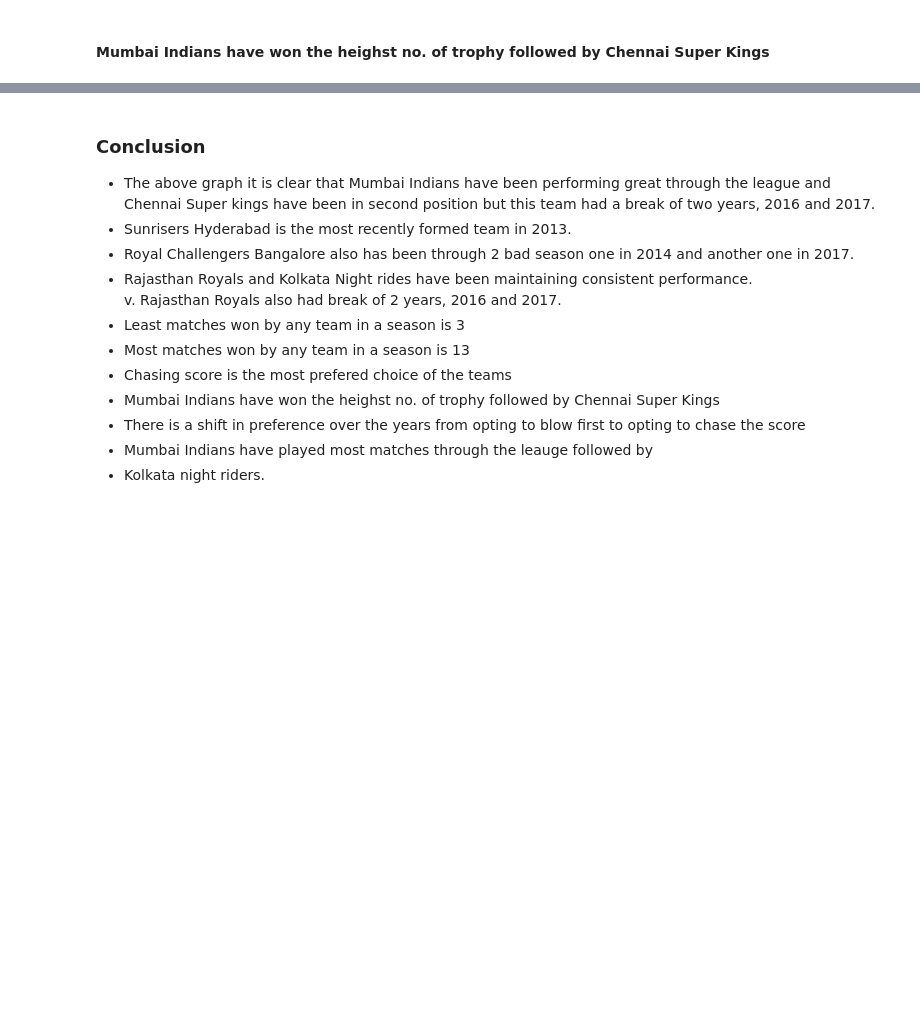
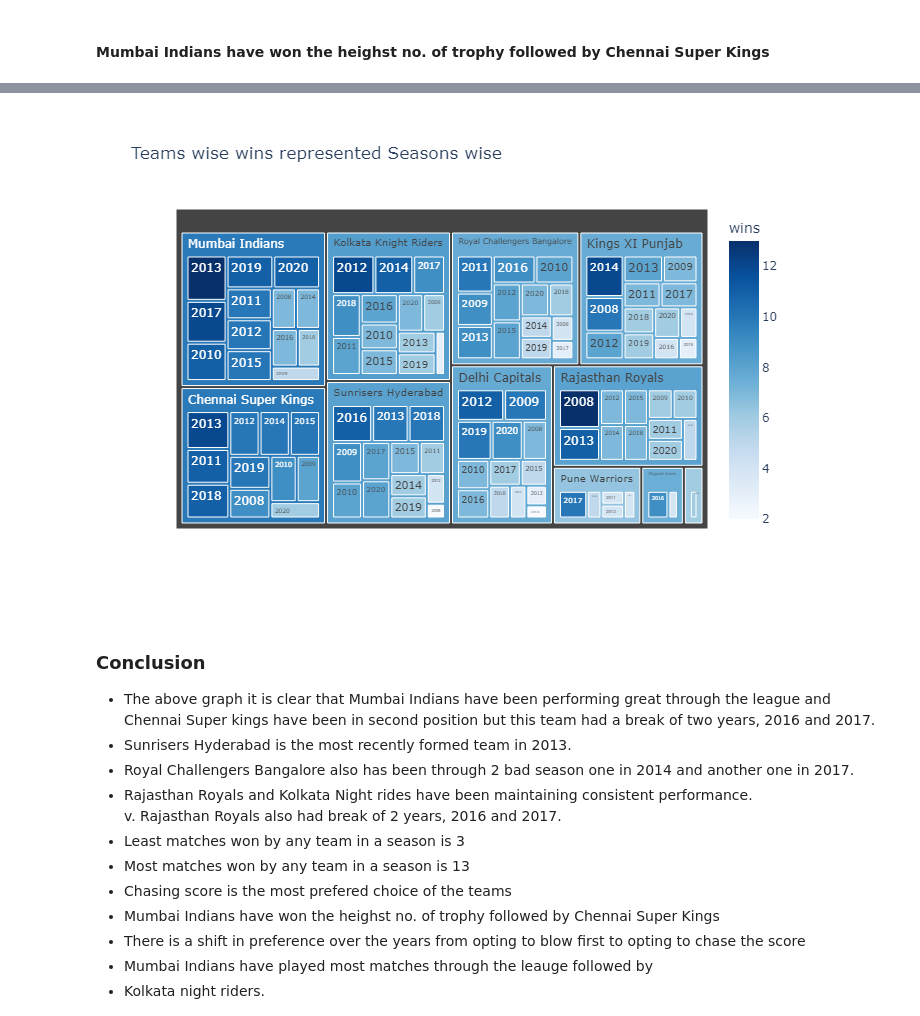
Before and after one commit to varshithvn2/Python, a Jupyter notebook: EDA-IPL.ipynb, the cells around one changed output, grey strips where cells are left out. Drawn from its saved outputs; the diff is of its cells as text; code cells hidden in the pictures; blank space fills up the shorter version.

```diff
--- a/EDA-IPL.ipynb
+++ b/EDA-IPL.ipynb
@@ -228,5 +230,6 @@ px.line(grp_yr, x="Year", y="wins", color="winner" )
 # %% [output]
 [interactive output not drawn]
 # %%
-px.treemap(grp_yr, path=['winner','Year'],title="Teams wise wins represented Seasons wise",values='wins',color='wins',labels="wins",color_continuous_scale="blues")
+fig=px.treemap(grp_yr, path=['winner','Year'],title="Teams wise wins represented Seasons wise",values='wins',color='wins',labels="wins",color_continuous_scale="blues")
+fig.show("png")
 # %% [output]
@@ -234,3 +236,4 @@ px.treemap(grp_yr, path=['winner','Year'],title="Teams wise wins represented Sea
+[figure, added]
 # %% [markdown]
 ### Conclusion
 - The above graph it is clear that Mumbai Indians have been performing great through  the league and Chennai Super kings have been in second position but this team had a break of two years, 2016 and 2017.
```
Also changed, not shown: parts of 5 cells of this notebook.
